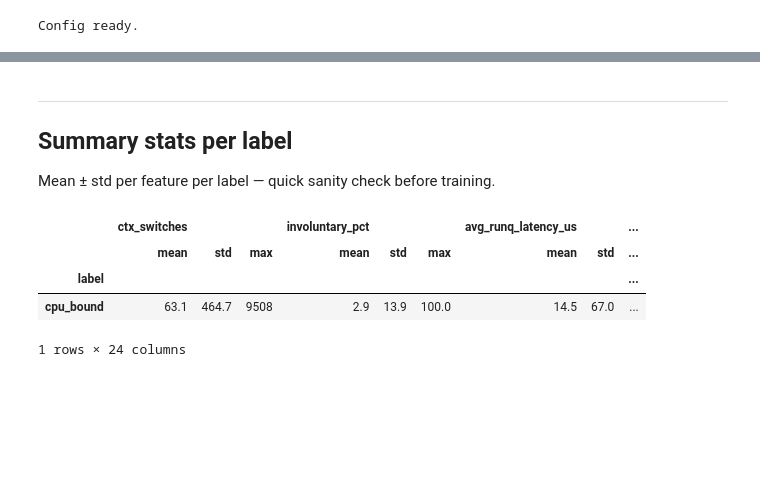
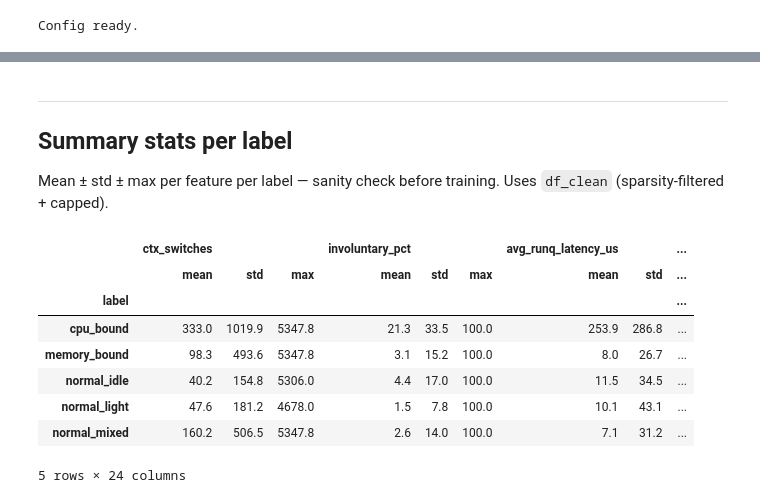
Before and after one commit to asad-Md/PerformanceBottleneckDiagnosis, a Jupyter notebook: src/perf_analysis.ipynb, the cells around one changed output, grey strips where cells are left out. Drawn from its saved outputs; the diff is of its cells as text; code cells hidden in the pictures; blank space fills up the shorter version.

```diff
--- a/src/perf_analysis.ipynb
+++ b/src/perf_analysis.ipynb
@@ -156,7 +253,7 @@ This tells you directly which features will be most useful for the classifier.
 if len(labels) < 2:
     print(f'Need 2+ labels. Currently have: {labels}. Collect more workloads.')
 else:
-    key_metrics = [
+    box_metrics = [
         ('ctx_switches',           'ctx switches'),
         ('involuntary_pct',        'involuntary %'),
         ('avg_runq_latency_us',    'runq latency µs'),
@@ -170,17 +267,17 @@ else:
         ('write_bytes',            'write bytes'),
         ('kmalloc_count',          'kmalloc count'),
     ]
-    key_metrics = [(m, l) for m, l in key_metrics if m in df.columns]
+    box_metrics = [(m, l) for m, l in box_metrics if m in df_clean.columns]
 
     cols = 3
-    rows = (len(key_metrics) + cols - 1) // cols
+    rows = (len(box_metrics) + cols - 1) // cols
     fig, axes = plt.subplots(rows, cols, figsize=(15, 4 * rows))
     fig.suptitle('Distribution per label — non-overlapping = good ML feature', fontsize=12)
     axes = axes.flatten()
 
-    for i, (col, ylabel) in enumerate(key_metrics):
+    for i, (col, ylabel) in enumerate(box_metrics):
         ax = axes[i]
-        data   = [df[df['label'] == l][col].dropna().values for l in labels]
+        data   = [df_clean[df_clean['label'] == l][col].dropna().values for l in labels]
         colors = [LABEL_COLORS.get(l, MUTED) for l in labels]
         bp = ax.boxplot(data, labels=labels, patch_artist=True,
                         medianprops={'color': TEXT, 'linewidth': 1.5},
@@ -219,14 +316,13 @@ fingerprint_metrics = [
     'avg_syscall_latency_us', 'read_bytes', 'write_bytes',
     'futex_count', 'total_lock_contentions',
 ]
-fingerprint_metrics = [m for m in fingerprint_metrics if m in df.columns]
+fingerprint_metrics = [m for m in fingerprint_metrics if m in df_clean.columns]
 
-# normalise each metric 0-1 across all rows so they're on the same scale
-norm = df[fingerprint_metrics].copy()
+norm = df_clean[fingerprint_metrics].copy()
 for col in fingerprint_metrics:
     mn, mx = norm[col].min(), norm[col].max()
     norm[col] = (norm[col] - mn) / (mx - mn + 1e-9)
-norm['label'] = df['label']
+norm['label'] = df_clean['label'].values
 
 means = norm.groupby('label')[fingerprint_metrics].mean()
 
@@ -271,8 +368,8 @@ corr_cols = [
     'futex_count', 'epoll_count',
     'total_lock_contentions', 'avg_mutex_wait_us',
 ]
-corr_cols = [c for c in corr_cols if c in df.columns]
-corr = df[corr_cols].corr(numeric_only=True)
+corr_cols = [c for c in corr_cols if c in df_clean.columns]
+corr = df_clean[corr_cols].corr(numeric_only=True)
 
 fig, ax = plt.subplots(figsize=(14, 11))
 fig.suptitle('Feature correlation — high correlation = redundant features', fontsize=12)
@@ -313,7 +409,7 @@ pairs = [
     ('ctx_switches',           'total_faults',           'CPU switches vs memory faults'),
     ('avg_syscall_latency_us', 'futex_count',            'I/O latency vs lock waits'),
 ]
-pairs = [(x, y, t) for x, y, t in pairs if x in df.columns and y in df.columns]
+pairs = [(x, y, t) for x, y, t in pairs if x in df_clean.columns and y in df_clean.columns]
 
 cols = 2
 rows = (len(pairs) + 1) // cols
@@ -324,8 +420,8 @@ axes = axes.flatten()
 for i, (xcol, ycol, title) in enumerate(pairs):
     ax = axes[i]
     for lbl in labels:
-        mask = df['label'] == lbl
-        ax.scatter(df.loc[mask, xcol], df.loc[mask, ycol],
+        mask = df_clean['label'] == lbl
+        ax.scatter(df_clean.loc[mask, xcol], df_clean.loc[mask, ycol],
                    c=LABEL_COLORS.get(lbl, MUTED), s=8, alpha=0.5, label=lbl)
     ax.set_xlabel(xcol, fontsize=8)
     ax.set_ylabel(ycol, fontsize=8)
@@ -398,23 +494,26 @@ Need 2+ labels for violin comparison.
 # %% [markdown]
 ---
 ## Summary stats per label
-Mean ± std per feature per label — quick sanity check before training.
+
+Mean ± std ± max per feature per label — sanity check before training.
+Uses `df_clean` (sparsity-filtered + capped).
 # %%
 summary_cols = [
     'ctx_switches', 'involuntary_pct', 'avg_runq_latency_us',
     'total_faults', 'total_alloc_bytes',
     'avg_syscall_latency_us', 'futex_count', 'total_lock_contentions',
 ]
-summary_cols = [c for c in summary_cols if c in df.columns]
+summary_cols = [c for c in summary_cols if c in df_clean.columns]
 
-if 'label' in df.columns:
-    summary = df.groupby('label')[summary_cols].agg(['mean','std','max']).round(1)
-    display(summary)
-else:
-    display(df[summary_cols].describe().round(1))
+summary = df_clean.groupby('label')[summary_cols].agg(['mean','std','max']).round(1)
+display(summary)
 # %% [output]
 |  | ctx_switches |  |  | involuntary_pct |  |  | avg_runq_latency_us |  | ... |
 |  | mean | std | max | mean | std | max | mean | std | ... |
 | label |  |  |  |  |  |  |  |  | ... |
-| cpu_bound | 63.1 | 464.7 | 9508 | 2.9 | 13.9 | 100.0 | 14.5 | 67.0 | ... |
+| cpu_bound | 333.0 | 1019.9 | 5347.8 | 21.3 | 33.5 | 100.0 | 253.9 | 286.8 | ... |
+| memory_bound | 98.3 | 493.6 | 5347.8 | 3.1 | 15.2 | 100.0 | 8.0 | 26.7 | ... |
+| normal_idle | 40.2 | 154.8 | 5306.0 | 4.4 | 17.0 | 100.0 | 11.5 | 34.5 | ... |
+| normal_light | 47.6 | 181.2 | 4678.0 | 1.5 | 7.8 | 100.0 | 10.1 | 43.1 | ... |
+| normal_mixed | 160.2 | 506.5 | 5347.8 | 2.6 | 14.0 | 100.0 | 7.1 | 31.2 | ... |
-1 rows × 24 columns
+5 rows × 24 columns
```
Also changed, not shown: parts of 20 cells of this notebook, 12 other files.
